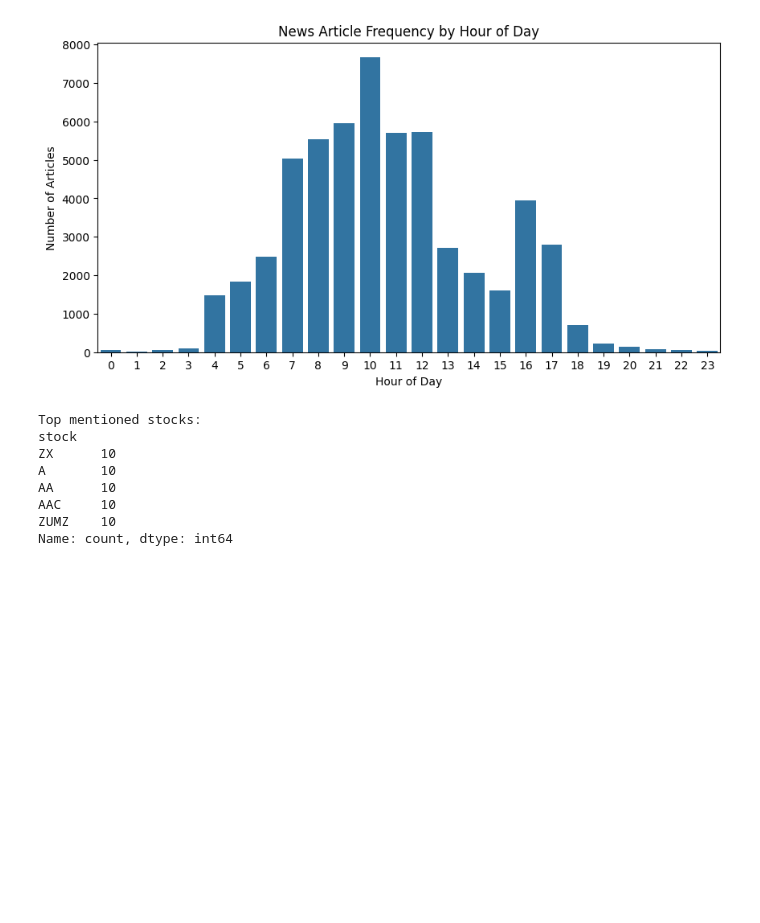
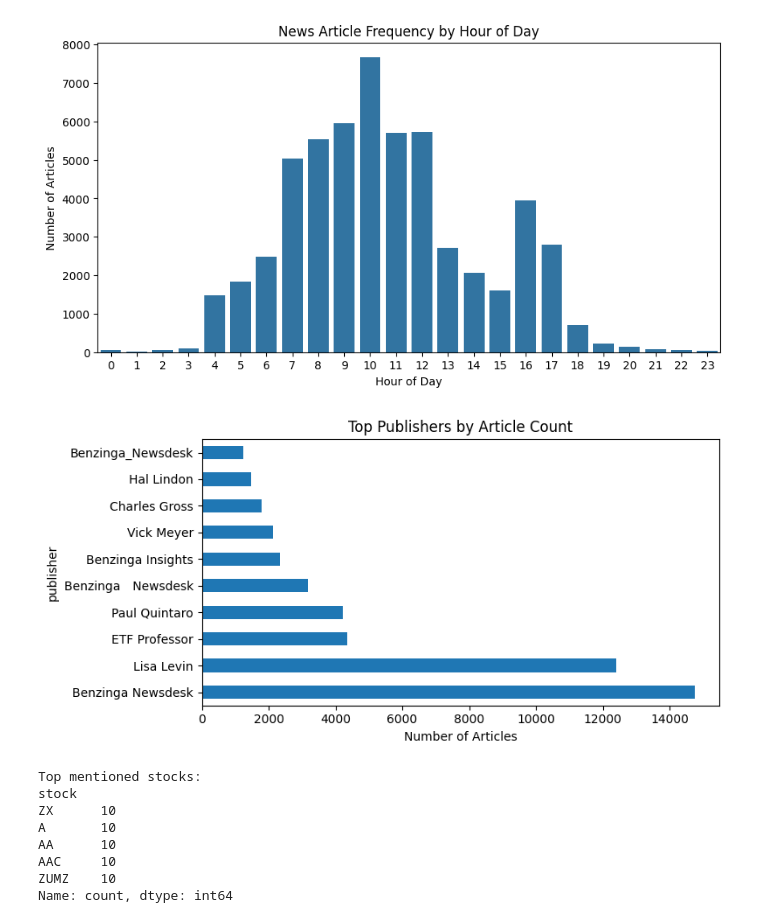
Before and after one commit to LidetuTadesse/fin-sentiment-stock-predictor, a Jupyter notebook: notebooks/news_stock_edanotebook.ipynb, the cells around one changed output. Cells and saved outputs as stored; diff of their text form; code cells hidden in the pictures; blank space fills up the shorter version.

```diff
--- a/notebooks/news_stock_edanotebook.ipynb
+++ b/notebooks/news_stock_edanotebook.ipynb
@@ -128,15 +128,15 @@ plt.show()
 # %% [output]
 [figure]
 # %%
-# # Step 7: Publisher Domain Analysis
-# df["email_domain"] = df["publisher"].str.extract(r'@([\\w\\.-]+)')
-# domain_counts = df["email_domain"].value_counts().head(10)
+# Count top publishers
+top_publishers = df["publisher"].value_counts().head(10)
 
-# print(domain_counts)
-
-# domain_counts.plot(kind="barh", figsize=(8, 4), title="Top Publisher Email Domains")
-# plt.xlabel("Number of Articles")
-# plt.show()
+top_publishers.plot(kind="barh", figsize=(8, 4), title="Top Publishers by Article Count")
+plt.xlabel("Number of Articles")
+plt.tight_layout()
+plt.show()
+# %% [output]
+[figure, added]
 # %%
 # Step 8: Stock-Specific Analysis
 stock_counts = df["stock"].value_counts()
```
Also changed, not shown: parts of 1 cell of this notebook.
